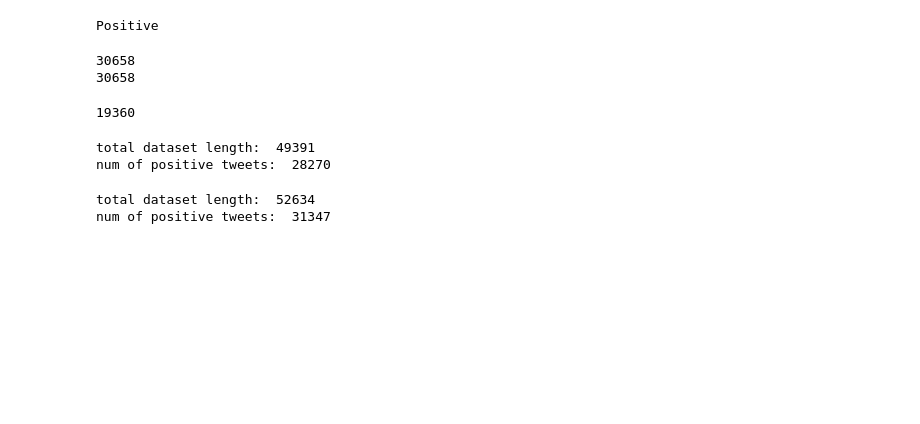
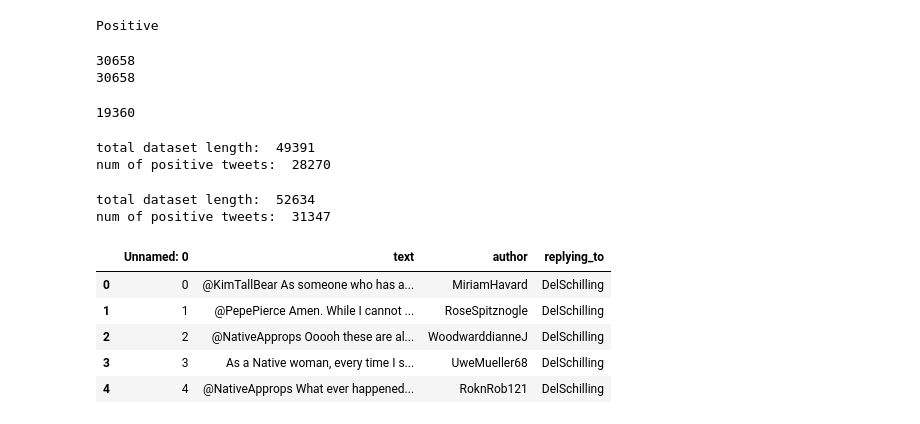
Before and after one commit to IndigenousEngineering/In-Reply, a Jupyter notebook: in_reply_1.ipynb, the cells around one changed output. Saved outputs shown, nothing was run; the diff lists cells and outputs as text; code cells hidden in the pictures; blank space fills up the shorter version.

Commit message:
focused indv DFs

```diff
--- a/in_reply_1.ipynb
+++ b/in_reply_1.ipynb
@@ -1277,3 +1277,12 @@ print('num of positive tweets: ', len(num_pos_focused_list))
 # %% [output]
 total dataset length:  52634
 num of positive tweets:  31347
+# %%
+focused_list_replies_2016_to_2020_df.head()
+# %% [output]
+|  | Unnamed: 0 | text | author | replying_to |
+| 0 | 0 | @KimTallBear As someone who has a... | MiriamHavard | DelSchilling |
+| 1 | 1 | @PepePierce Amen. While I cannot ... | RoseSpitznogle | DelSchilling |
+| 2 | 2 | @NativeApprops Ooooh these are al... | WoodwarddianneJ | DelSchilling |
+| 3 | 3 | As a Native woman, every time I s... | UweMueller68 | DelSchilling |
+| 4 | 4 | @NativeApprops What ever happened... | RoknRob121 | DelSchilling |
```
Also changed, not shown: parts of 2 cells of this notebook.
